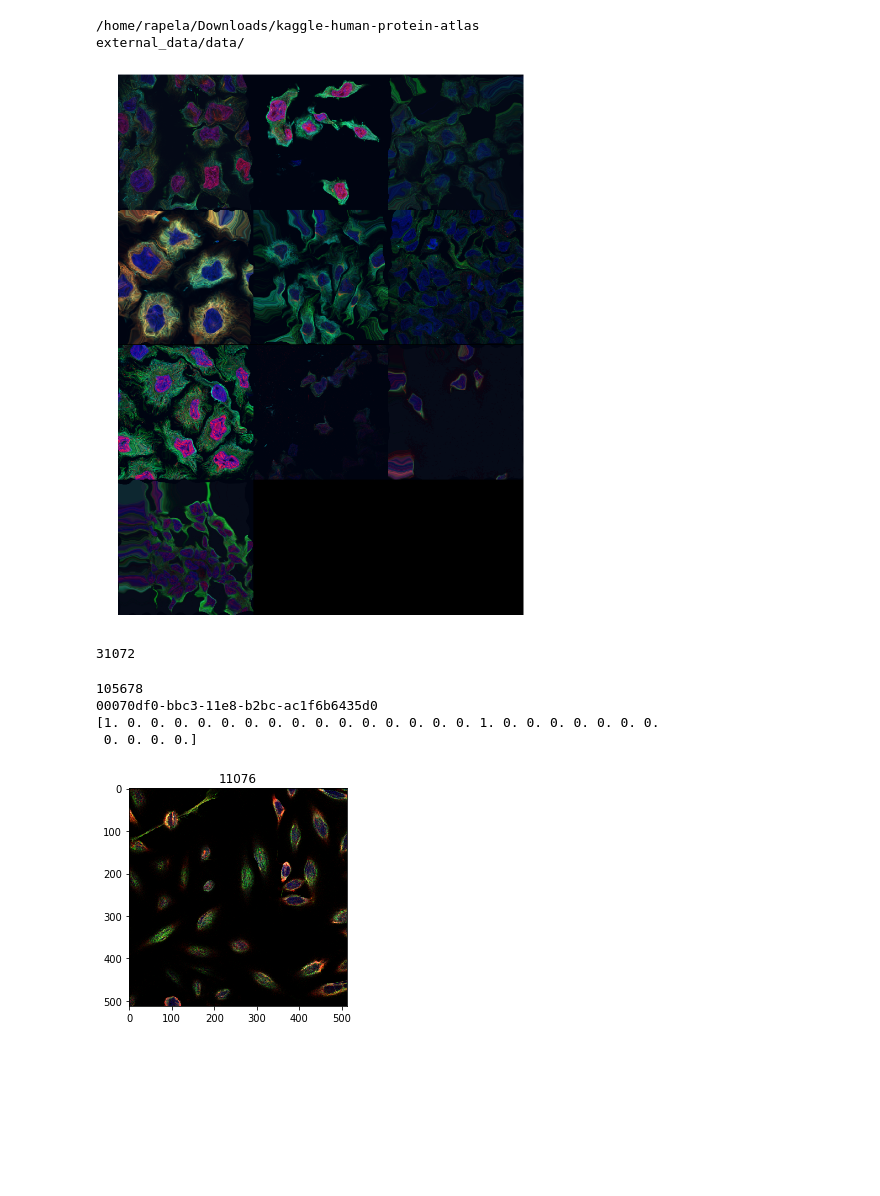
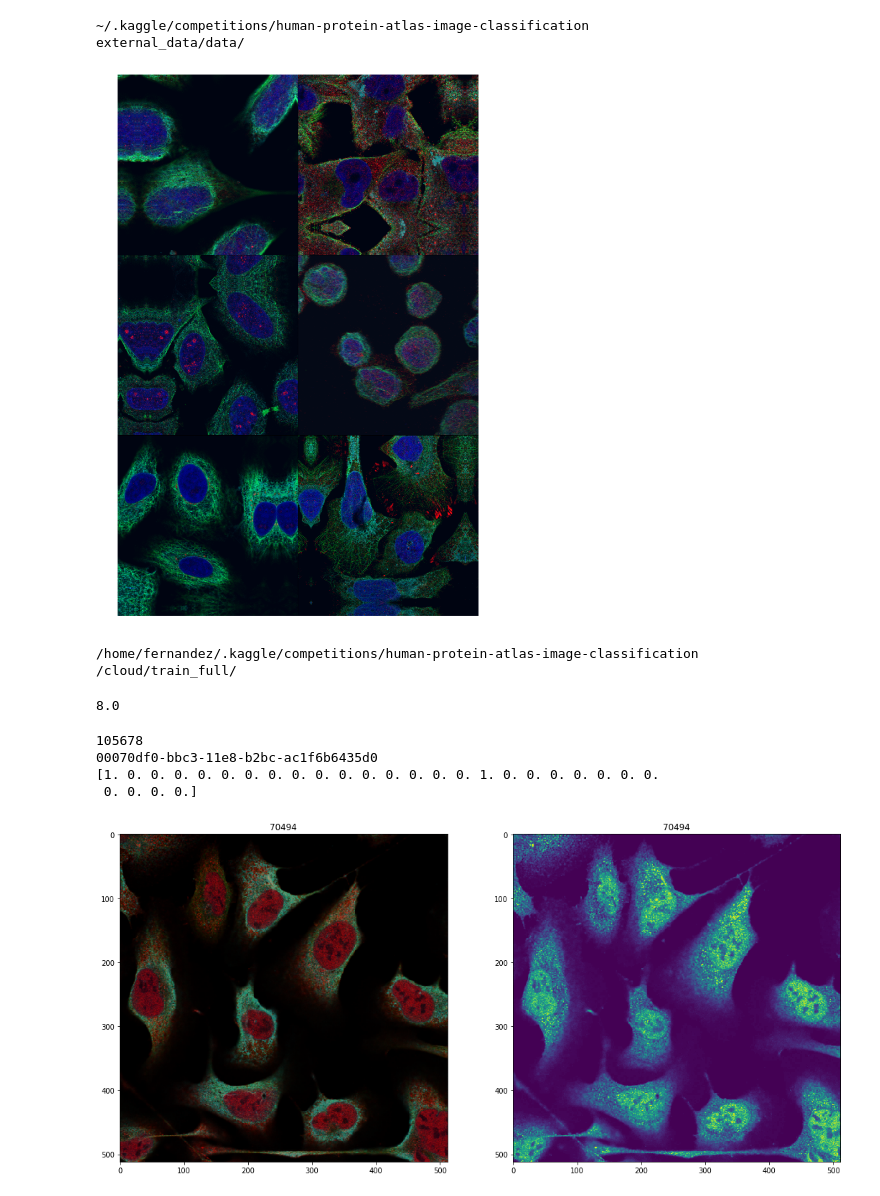
Before and after one commit to pedrodiamel/kaggle-human-protein-atlas, a Jupyter notebook: books/data_analysis.ipynb, the cells around one changed output. Cells and saved outputs as stored; diff of their text form; code cells hidden in the pictures; blank space fills up the shorter version.

```diff
--- a/books/data_analysis.ipynb
+++ b/books/data_analysis.ipynb
@@ -24,13 +24,13 @@ warnings.filterwarnings("ignore")
 
 plt.ion()   # interactive mode
 # %%
-pathdata='/home/rapela/Downloads/kaggle-human-protein-atlas'
+pathdata='~/.kaggle/competitions/human-protein-atlas-image-classification'
 name_dataset='external_data/data/'
 
 print(pathdata)
 print(name_dataset)
 # %% [output]
-/home/rapela/Downloads/kaggle-human-protein-atlas
+~/.kaggle/competitions/human-protein-atlas-image-classification
 external_data/data/
 # %%
 def visualizatedataset( data, num=25, imsize=(64,64,3), padding=1 ):
@@ -49,30 +49,26 @@ def visualizatedataset( data, num=25, imsize=(64,64,3), padding=1 ):
     plt.imshow(grid.numpy().transpose((1, 2, 0)))
 # %%
 
-size_input = 512
-
-train_transform = transforms.Compose(
-    [
-        transforms.RandomHorizontalFlip(),
-        transforms.RandomCrop(size_input, padding=4),
-    ])
+size_input = 1024
 
 # transformations
 normalize = mtrans.ToMeanNormalization(
     mean=[0.485, 0.456, 0.406],
     std=[0.229, 0.224, 0.225]
     )
+# normalize = mtrans.ToNormalization()
 
 transforms_aug = transforms.Compose([
 
-    mtrans.ToResize( (size_input, size_input), resize_mode='square', padding_mode=cv2.BORDER_REPLICATE ) ,
+    #mtrans.ToResize( (size_input, size_input), resize_mode='square', padding_mode=cv2.BORDER_REFLECT_101 ) ,
     #mtrans.ToResize( (size_input+5, size_input+5), resize_mode='square' ) ,
-    #mtrans.RandomCrop( (size_input, size_input), limit=2, padding_mode=cv2.BORDER_REPLICATE  ) ,
+    mtrans.RandomCrop( (size_input, size_input), limit=0, padding_mode=cv2.BORDER_REFLECT_101  ) ,
 
-    mtrans.RandomScale( factor=0.2, padding_mode=cv2.BORDER_REPLICATE ),
-    mtrans.ToRandomTransform( mtrans.RandomGeometricalTransform( angle=30, translation=0.2, warp=0.02, padding_mode=cv2.BORDER_REPLICATE ), prob=0.5 ),
+    mtrans.RandomScale( factor=0.2, padding_mode=cv2.BORDER_REFLECT_101 ),
+    mtrans.ToRandomTransform( mtrans.RandomGeometricalTransform( angle=30, translation=0.2, warp=0.02, padding_mode=cv2.BORDER_REFLECT_101 ), prob=0.5 ),
     mtrans.ToRandomTransform( mtrans.VFlip(), prob=0.5 ),
     mtrans.ToRandomTransform( mtrans.HFlip(), prob=0.5 ),
+    #mtrans.RandomElasticDistort( size_grid=64, padding_mode=cv2.BORDER_REFLECT_101 ),
 
     #------------------------------------------------------------------
 
@@ -80,7 +76,7 @@ transforms_aug = transforms.Compose([
     mtrans.ToRandomTransform( mtrans.RandomBrightness( factor=0.15 ), prob=0.50 ),
     mtrans.ToRandomTransform( mtrans.RandomContrast( factor=0.15 ), prob=0.50 ),
     mtrans.ToRandomTransform( mtrans.RandomGamma( factor=0.15 ), prob=0.50 ),
-    mtrans.ToRandomTransform( mtrans.RandomHueSaturation( hue_shift_limit=(-5, 5), sat_shift_limit=(-11, 11), val_shift_limit=(-11, 11) ), prob=0.30 ),
+    #mtrans.ToRandomTransform( mtrans.RandomHueSaturation( hue_shift_limit=(-5, 5), sat_shift_limit=(-11, 11), val_shift_limit=(-11, 11) ), prob=0.30 ),
     #mtrans.ToRandomTransform( mtrans.ToGrayscale(), prob=0.30 ),
 
 
@@ -95,42 +91,49 @@ transforms_aug = transforms.Compose([
     #    ]),
 
     #mtrans.ToRandomTransform(mtrans.ToGaussianBlur( sigma=0.00001), prob=0.50 ),
 
     #------------------------------------------------------------------
     mtrans.ToTensor(),
-    mtrans.RandomElasticTensorDistort( size_grid=20, deform=0.05 ),
+    #mtrans.RandomElasticTensorDistort( size_grid=64, deform=0.005 ),
     normalize,
     ])
 
 
 transforms_det = transforms.Compose([
     #mtrans.ToResize( (size_input, size_input), resize_mode='crop' ) ,
     mtrans.ToResize( (size_input, size_input), resize_mode='square', padding_mode=cv2.BORDER_REFLECT_101 ) ,
     mtrans.ToTensor(),
     normalize,
     ])
 
 dataloader = ATLASDataset(
     path=pathdata,
     train=True,
-    folders_images='train',
+    folders_images='cloud/train_full',
     metadata='train.csv',
-    #count=100,
+    ext='tif',
+    count=100,
     num_channels=3,
     transform=transforms_aug
     )
 
 plt.figure( figsize=(18,18) )
-visualizatedataset(dataloader, num=10, imsize=(size_input,size_input,3), padding=1 )
+visualizatedataset(dataloader, num=6, imsize=(size_input,size_input,3), padding=1 )
 plt.axis('off')
 plt.ioff()
 plt.show()
 # %% [output]
-[figure, old version]
+[figure, new version]
-# %%
-len(dataloader)
-# %% [output]
-31072
+# %%
+print(dataloader.data.path)
+print(dataloader.data.folders_images)
+# %% [output]
+/home/fernandez/.kaggle/competitions/human-protein-atlas-image-classification
+/cloud/train_full/
+# %%
+512/64
+# %% [output]
+8.0
 # %%
 path = "~/.kaggle/competitions/human-protein-atlas-image-classification" #path competition
 metadata='train.csv' # train.csv, sample_submission.csv
@@ -162,11 +166,15 @@ print( prob )
 # %%
 
 idx = np.random.randint( len(dataset) )
-iD,image, prob = dataset[  idx  ]
+iD, image, prob = dataset[  idx  ]
 
-plt.figure()
-plt.imshow(image)
+plt.figure( figsize=(18,18)  )
+plt.subplot(121)
+plt.imshow(image )
+plt.title(idx)
+plt.subplot(122)
+plt.imshow(image[:,:,0] )
 plt.title(idx)
 plt.show()
 # %% [output]
-[figure, old version]
+[figure, new version]
```
Also changed, not shown: parts of 1 cell of this notebook, 19 other files.
